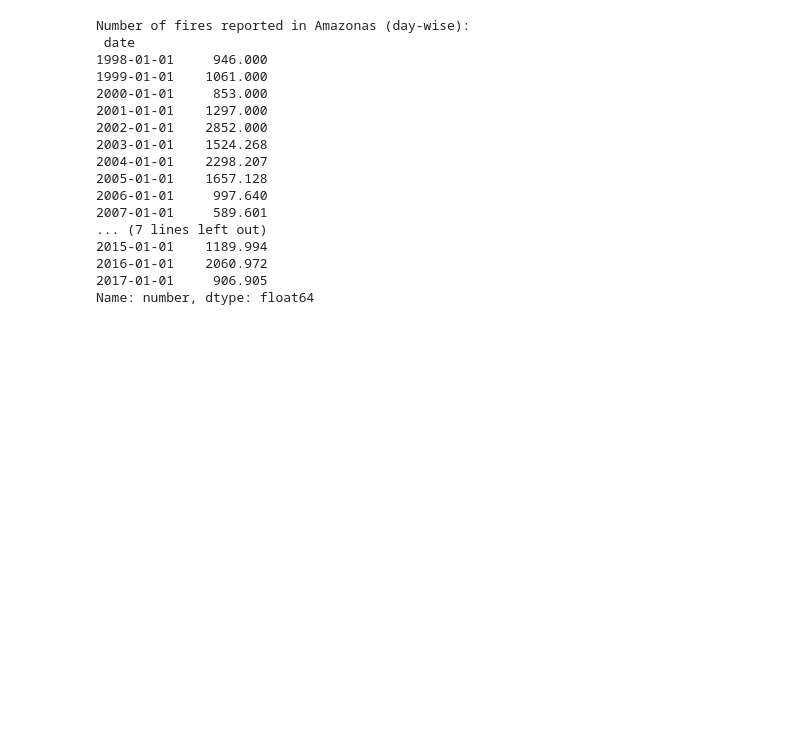
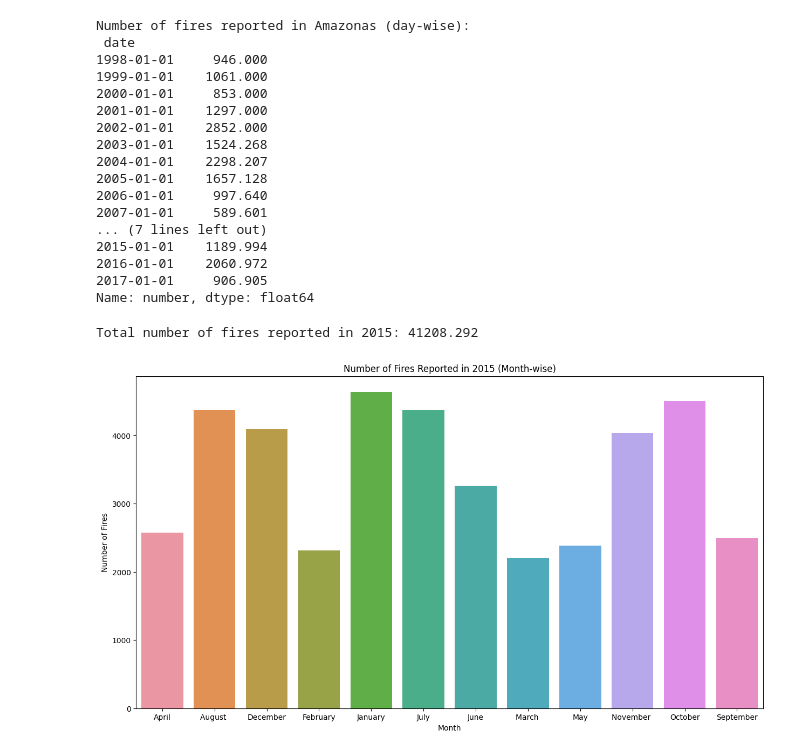
Before and after one commit to Tar-ive/Data-Analysis-Projects-, a Jupyter notebook: amazon.ipynb, the cells around one changed output. Cells and saved outputs as stored; diff of their text form; code cells hidden in the pictures; blank space fills up the shorter version.

```diff
--- a/amazon.ipynb
+++ b/amazon.ipynb
@@ -312,3 +314,19 @@ Number of fires reported in Amazonas (day-wise):
 2016-01-01    2060.972
 2017-01-01     906.905
 Name: number, dtype: float64
+# %%
+fires_2015 = df[df['year'] == 2015]
+total_fires_2015 = fires_2015['number'].sum()
+print("Total number of fires reported in 2015:", total_fires_2015)
+# %% [output]
+Total number of fires reported in 2015: 41208.292
+# %%
+plt.figure(figsize=(15,8))
+fires_2015_monthly = fires_2015.groupby('month_new')['number'].sum()
+sns.barplot(x=fires_2015_monthly.index, y=fires_2015_monthly.values)
+plt.xlabel('Month')
+plt.ylabel('Number of Fires')
+plt.title('Number of Fires Reported in 2015 (Month-wise)')
+plt.show()
+# %% [output]
+[figure, added]
```
Also changed, not shown: parts of 8 cells of this notebook.
